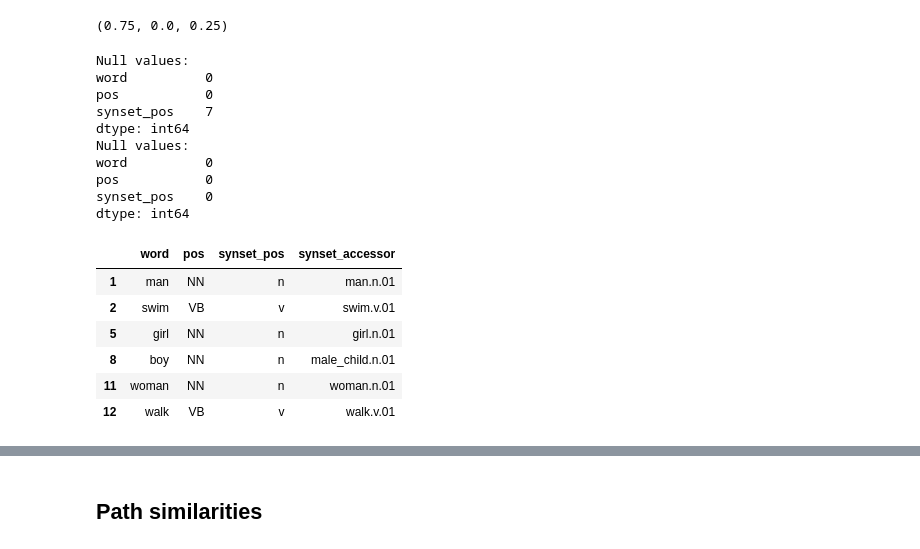
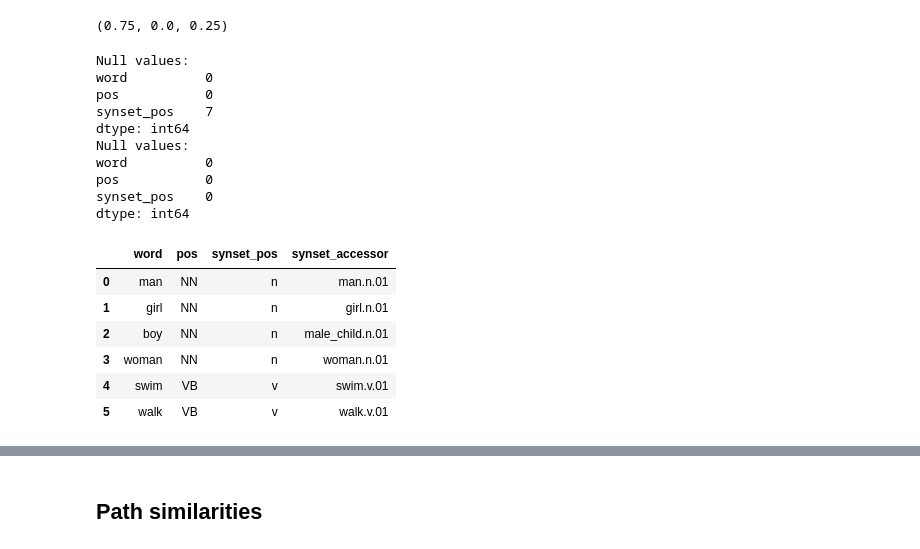
Before and after one commit to ZachParent/mai-intro-to-human-language-technologies, a Jupyter notebook: lab5/lab5.ipynb, the cells around one changed output, grey strips where cells are left out. Cells and saved outputs as stored; diff of their text form; code cells hidden in the pictures.

```diff
--- a/lab5/lab5.ipynb
+++ b/lab5/lab5.ipynb
@@ -177,32 +181,34 @@ def get_most_frequent_synset(word, pos):
 # %%
 
 words_df = pd.DataFrame(words,columns=['word', 'pos'])
 words_df['synset_pos'] = words_df['pos'].apply(lambda pos: synset_pos_converter[pos] if pos in synset_pos_converter else None)
+words_df.sort_values(by='synset_pos', inplace=True)
+words_df.reset_index(drop=True, inplace=True)
 
 print(f"Null values:\n{words_df.isnull().sum()}")
 words_df.dropna(inplace=True)
 print(f"Null values:\n{words_df.isnull().sum()}")
 
 words_df['synset_accessor'] = words_df.apply(lambda row: get_most_frequent_synset(row['word'], row['synset_pos']), axis=1)
 words_df
 # %% [output]
 Null values:
 word          0
 pos           0
 synset_pos    7
 dtype: int64
 Null values:
 word          0
 pos           0
 synset_pos    0
 dtype: int64
 |  | word | pos | synset_pos | synset_accessor |
-| 1 | man | NN | n | man.n.01 |
-| 2 | swim | VB | v | swim.v.01 |
-| 5 | girl | NN | n | girl.n.01 |
-| 8 | boy | NN | n | male_child.n.01 |
-| 11 | woman | NN | n | woman.n.01 |
-| 12 | walk | VB | v | walk.v.01 |
+| 0 | man | NN | n | man.n.01 |
+| 1 | girl | NN | n | girl.n.01 |
+| 2 | boy | NN | n | male_child.n.01 |
+| 3 | woman | NN | n | woman.n.01 |
+| 4 | swim | VB | v | swim.v.01 |
+| 5 | walk | VB | v | walk.v.01 |
 # %%
 def get_similarity_matrix(words_df: pd.DataFrame, similarity_fn: callable) -> pd.DataFrame:
     similarity_matrix = pd.DataFrame(columns=words_df['word'], index=words_df['word'])
```
Also changed, not shown: parts of 10 cells of this notebook.
